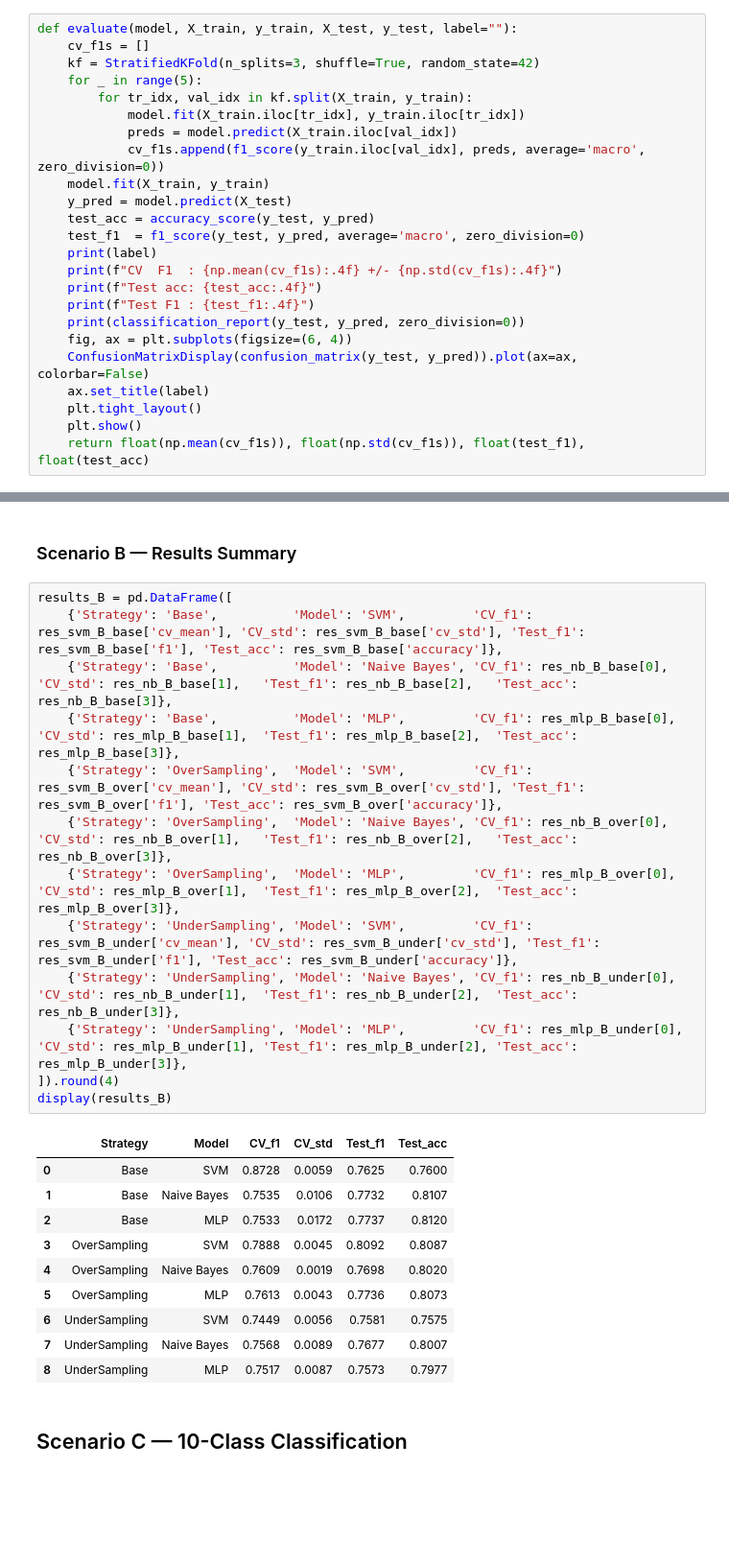
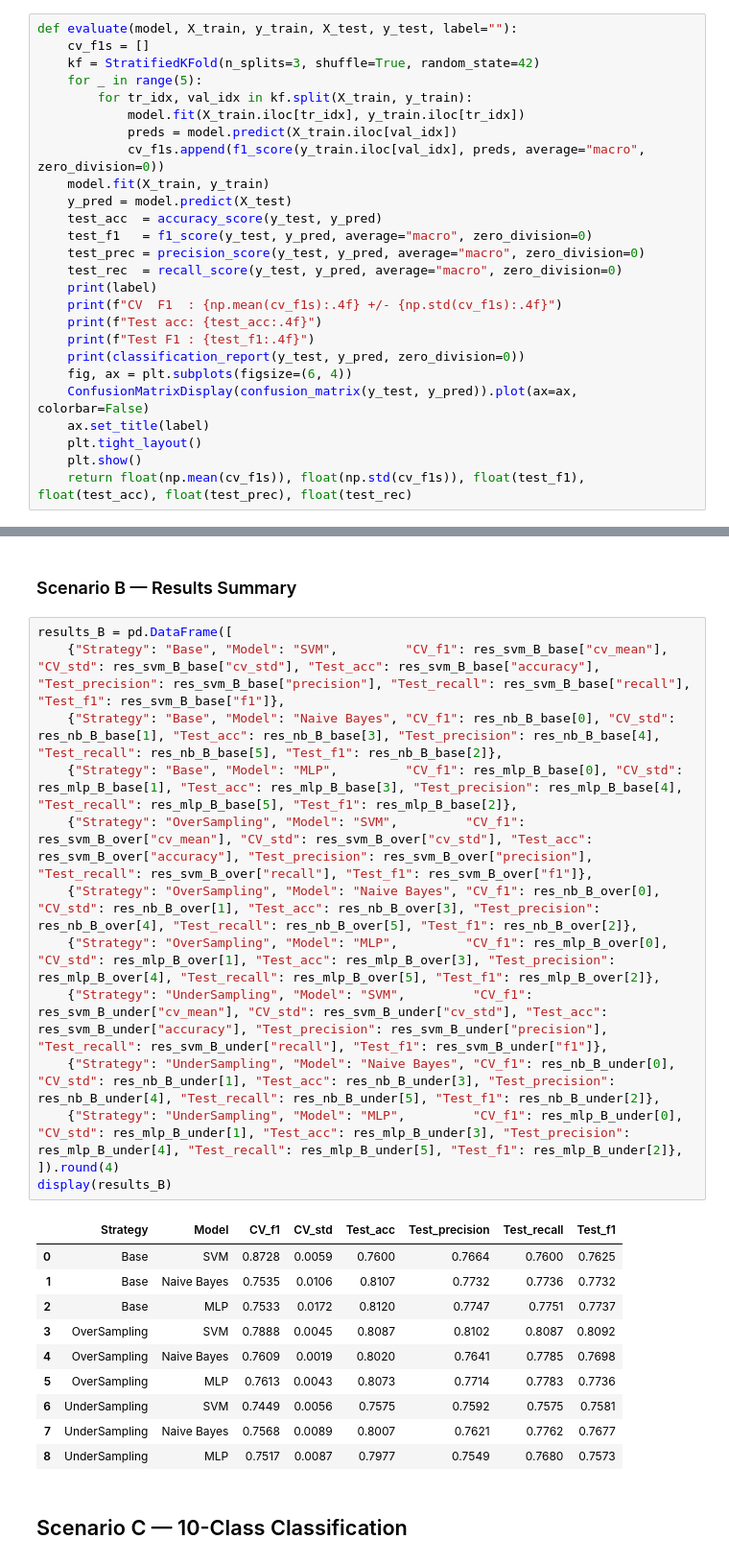
Before and after one commit to diogvasc/projetoAC, a Jupyter notebook: projetoACfinal.ipynb, the cells around one changed output, grey strips where cells are left out. Shown at 96% size. Drawn from its saved outputs; the diff is of its cells as text; blank space fills up the shorter version.

```diff
--- a/projetoACfinal.ipynb
+++ b/projetoACfinal.ipynb
@@ -326,11 +328,13 @@ def evaluate(model, X_train, y_train, X_test, y_test, label=""):
         for tr_idx, val_idx in kf.split(X_train, y_train):
             model.fit(X_train.iloc[tr_idx], y_train.iloc[tr_idx])
             preds = model.predict(X_train.iloc[val_idx])
-            cv_f1s.append(f1_score(y_train.iloc[val_idx], preds, average='macro', zero_division=0))
+            cv_f1s.append(f1_score(y_train.iloc[val_idx], preds, average="macro", zero_division=0))
     model.fit(X_train, y_train)
     y_pred = model.predict(X_test)
-    test_acc = accuracy_score(y_test, y_pred)
-    test_f1  = f1_score(y_test, y_pred, average='macro', zero_division=0)
+    test_acc  = accuracy_score(y_test, y_pred)
+    test_f1   = f1_score(y_test, y_pred, average="macro", zero_division=0)
+    test_prec = precision_score(y_test, y_pred, average="macro", zero_division=0)
+    test_rec  = recall_score(y_test, y_pred, average="macro", zero_division=0)
     print(label)
     print(f"CV  F1  : {np.mean(cv_f1s):.4f} +/- {np.std(cv_f1s):.4f}")
     print(f"Test acc: {test_acc:.4f}")
@@ -341,7 +345,7 @@ def evaluate(model, X_train, y_train, X_test, y_test, label=""):
     ax.set_title(label)
     plt.tight_layout()
     plt.show()
-    return float(np.mean(cv_f1s)), float(np.std(cv_f1s)), float(test_f1), float(test_acc)
+    return float(np.mean(cv_f1s)), float(np.std(cv_f1s)), float(test_f1), float(test_acc), float(test_prec), float(test_rec)
 # %% [markdown]
 # SVM train and evaluate Function
 # %%
@@ -1073,28 +1077,28 @@ weighted avg       0.80      0.80      0.80      3000
 ### Scenario B — Results Summary
 # %%
 results_B = pd.DataFrame([
-    {'Strategy': 'Base',          'Model': 'SVM',         'CV_f1': res_svm_B_base['cv_mean'], 'CV_std': res_svm_B_base['cv_std'], 'Test_f1': res_svm_B_base['f1'], 'Test_acc': res_svm_B_base['accuracy']},
-    {'Strategy': 'Base',          'Model': 'Naive Bayes', 'CV_f1': res_nb_B_base[0],   'CV_std': res_nb_B_base[1],   'Test_f1': res_nb_B_base[2],   'Test_acc': res_nb_B_base[3]},
-    {'Strategy': 'Base',          'Model': 'MLP',         'CV_f1': res_mlp_B_base[0],  'CV_std': res_mlp_B_base[1],  'Test_f1': res_mlp_B_base[2],  'Test_acc': res_mlp_B_base[3]},
-    {'Strategy': 'OverSampling',  'Model': 'SVM',         'CV_f1': res_svm_B_over['cv_mean'], 'CV_std': res_svm_B_over['cv_std'], 'Test_f1': res_svm_B_over['f1'], 'Test_acc': res_svm_B_over['accuracy']},
-    {'Strategy': 'OverSampling',  'Model': 'Naive Bayes', 'CV_f1': res_nb_B_over[0],   'CV_std': res_nb_B_over[1],   'Test_f1': res_nb_B_over[2],   'Test_acc': res_nb_B_over[3]},
-    {'Strategy': 'OverSampling',  'Model': 'MLP',         'CV_f1': res_mlp_B_over[0],  'CV_std': res_mlp_B_over[1],  'Test_f1': res_mlp_B_over[2],  'Test_acc': res_mlp_B_over[3]},
-    {'Strategy': 'UnderSampling', 'Model': 'SVM',         'CV_f1': res_svm_B_under['cv_mean'], 'CV_std': res_svm_B_under['cv_std'], 'Test_f1': res_svm_B_under['f1'], 'Test_acc': res_svm_B_under['accuracy']},
-    {'Strategy': 'UnderSampling', 'Model': 'Naive Bayes', 'CV_f1': res_nb_B_under[0],  'CV_std': res_nb_B_under[1],  'Test_f1': res_nb_B_under[2],  'Test_acc': res_nb_B_under[3]},
-    {'Strategy': 'UnderSampling', 'Model': 'MLP',         'CV_f1': res_mlp_B_under[0], 'CV_std': res_mlp_B_under[1], 'Test_f1': res_mlp_B_under[2], 'Test_acc': res_mlp_B_under[3]},
+    {"Strategy": "Base", "Model": "SVM",         "CV_f1": res_svm_B_base["cv_mean"], "CV_std": res_svm_B_base["cv_std"], "Test_acc": res_svm_B_base["accuracy"], "Test_precision": res_svm_B_base["precision"], "Test_recall": res_svm_B_base["recall"], "Test_f1": res_svm_B_base["f1"]},
+    {"Strategy": "Base", "Model": "Naive Bayes", "CV_f1": res_nb_B_base[0], "CV_std": res_nb_B_base[1], "Test_acc": res_nb_B_base[3], "Test_precision": res_nb_B_base[4], "Test_recall": res_nb_B_base[5], "Test_f1": res_nb_B_base[2]},
+    {"Strategy": "Base", "Model": "MLP",         "CV_f1": res_mlp_B_base[0], "CV_std": res_mlp_B_base[1], "Test_acc": res_mlp_B_base[3], "Test_precision": res_mlp_B_base[4], "Test_recall": res_mlp_B_base[5], "Test_f1": res_mlp_B_base[2]},
+    {"Strategy": "OverSampling", "Model": "SVM",         "CV_f1": res_svm_B_over["cv_mean"], "CV_std": res_svm_B_over["cv_std"], "Test_acc": res_svm_B_over["accuracy"], "Test_precision": res_svm_B_over["precision"], "Test_recall": res_svm_B_over["recall"], "Test_f1": res_svm_B_over["f1"]},
+    {"Strategy": "OverSampling", "Model": "Naive Bayes", "CV_f1": res_nb_B_over[0], "CV_std": res_nb_B_over[1], "Test_acc": res_nb_B_over[3], "Test_precision": res_nb_B_over[4], "Test_recall": res_nb_B_over[5], "Test_f1": res_nb_B_over[2]},
+    {"Strategy": "OverSampling", "Model": "MLP",         "CV_f1": res_mlp_B_over[0], "CV_std": res_mlp_B_over[1], "Test_acc": res_mlp_B_over[3], "Test_precision": res_mlp_B_over[4], "Test_recall": res_mlp_B_over[5], "Test_f1": res_mlp_B_over[2]},
+    {"Strategy": "UnderSampling", "Model": "SVM",         "CV_f1": res_svm_B_under["cv_mean"], "CV_std": res_svm_B_under["cv_std"], "Test_acc": res_svm_B_under["accuracy"], "Test_precision": res_svm_B_under["precision"], "Test_recall": res_svm_B_under["recall"], "Test_f1": res_svm_B_under["f1"]},
+    {"Strategy": "UnderSampling", "Model": "Naive Bayes", "CV_f1": res_nb_B_under[0], "CV_std": res_nb_B_under[1], "Test_acc": res_nb_B_under[3], "Test_precision": res_nb_B_under[4], "Test_recall": res_nb_B_under[5], "Test_f1": res_nb_B_under[2]},
+    {"Strategy": "UnderSampling", "Model": "MLP",         "CV_f1": res_mlp_B_under[0], "CV_std": res_mlp_B_under[1], "Test_acc": res_mlp_B_under[3], "Test_precision": res_mlp_B_under[4], "Test_recall": res_mlp_B_under[5], "Test_f1": res_mlp_B_under[2]},
 ]).round(4)
 display(results_B)
 # %% [output]
-|  | Strategy | Model | CV_f1 | CV_std | Test_f1 | Test_acc |
-| 0 | Base | SVM | 0.8728 | 0.0059 | 0.7625 | 0.7600 |
-| 1 | Base | Naive Bayes | 0.7535 | 0.0106 | 0.7732 | 0.8107 |
-| 2 | Base | MLP | 0.7533 | 0.0172 | 0.7737 | 0.8120 |
-| 3 | OverSampling | SVM | 0.7888 | 0.0045 | 0.8092 | 0.8087 |
-| 4 | OverSampling | Naive Bayes | 0.7609 | 0.0019 | 0.7698 | 0.8020 |
-| 5 | OverSampling | MLP | 0.7613 | 0.0043 | 0.7736 | 0.8073 |
-| 6 | UnderSampling | SVM | 0.7449 | 0.0056 | 0.7581 | 0.7575 |
-| 7 | UnderSampling | Naive Bayes | 0.7568 | 0.0089 | 0.7677 | 0.8007 |
-| 8 | UnderSampling | MLP | 0.7517 | 0.0087 | 0.7573 | 0.7977 |
+|  | Strategy | Model | CV_f1 | CV_std | Test_acc | Test_precision | Test_recall | Test_f1 |
+| 0 | Base | SVM | 0.8728 | 0.0059 | 0.7600 | 0.7664 | 0.7600 | 0.7625 |
+| 1 | Base | Naive Bayes | 0.7535 | 0.0106 | 0.8107 | 0.7732 | 0.7736 | 0.7732 |
+| 2 | Base | MLP | 0.7533 | 0.0172 | 0.8120 | 0.7747 | 0.7751 | 0.7737 |
+| 3 | OverSampling | SVM | 0.7888 | 0.0045 | 0.8087 | 0.8102 | 0.8087 | 0.8092 |
+| 4 | OverSampling | Naive Bayes | 0.7609 | 0.0019 | 0.8020 | 0.7641 | 0.7785 | 0.7698 |
+| 5 | OverSampling | MLP | 0.7613 | 0.0043 | 0.8073 | 0.7714 | 0.7783 | 0.7736 |
+| 6 | UnderSampling | SVM | 0.7449 | 0.0056 | 0.7575 | 0.7592 | 0.7575 | 0.7581 |
+| 7 | UnderSampling | Naive Bayes | 0.7568 | 0.0089 | 0.8007 | 0.7621 | 0.7762 | 0.7677 |
+| 8 | UnderSampling | MLP | 0.7517 | 0.0087 | 0.7977 | 0.7549 | 0.7680 | 0.7573 |
 # %% [markdown]
 ## Scenario C — 10-Class Classification
 # %% [markdown]
```
Also changed, not shown: parts of 4 cells of this notebook.
